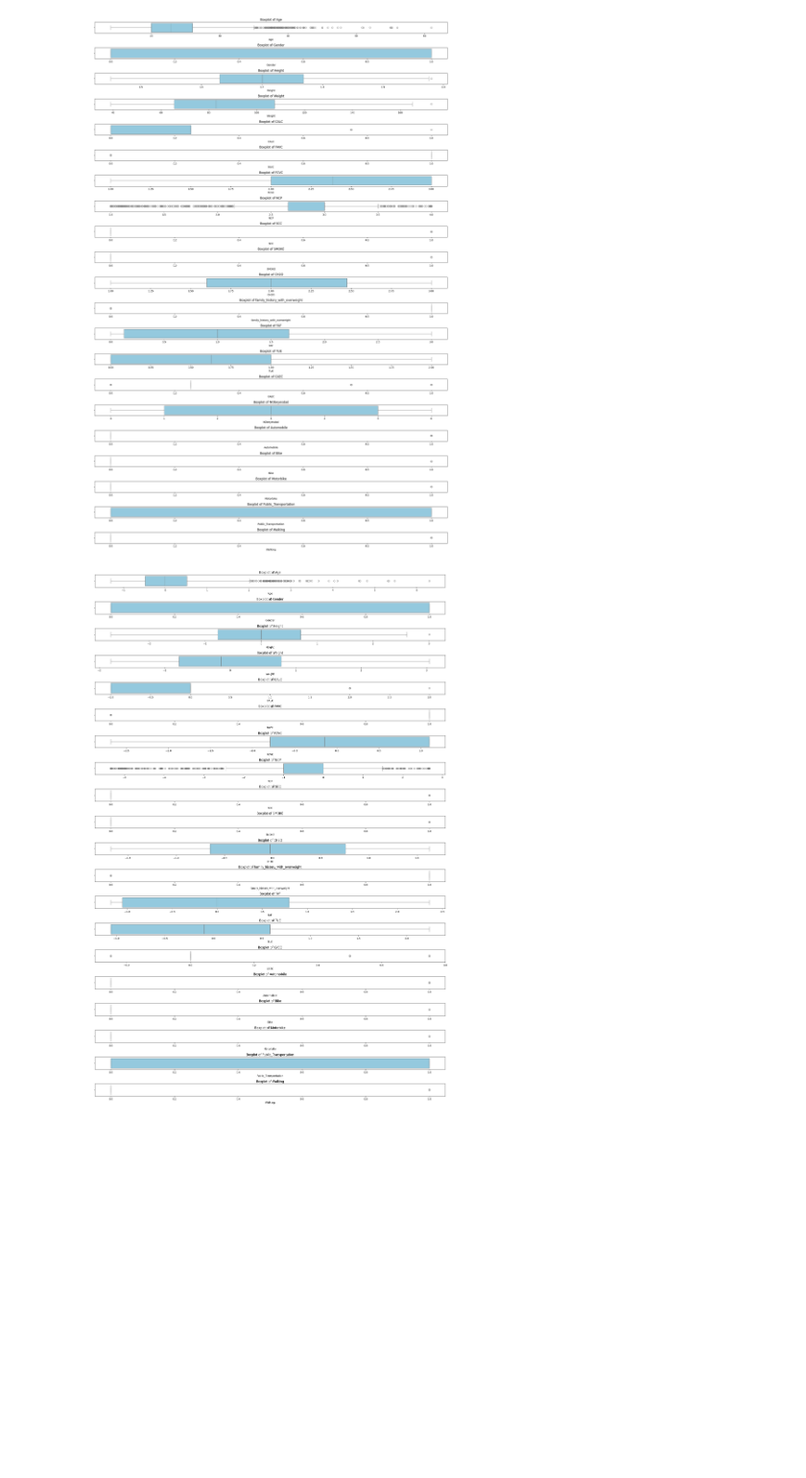
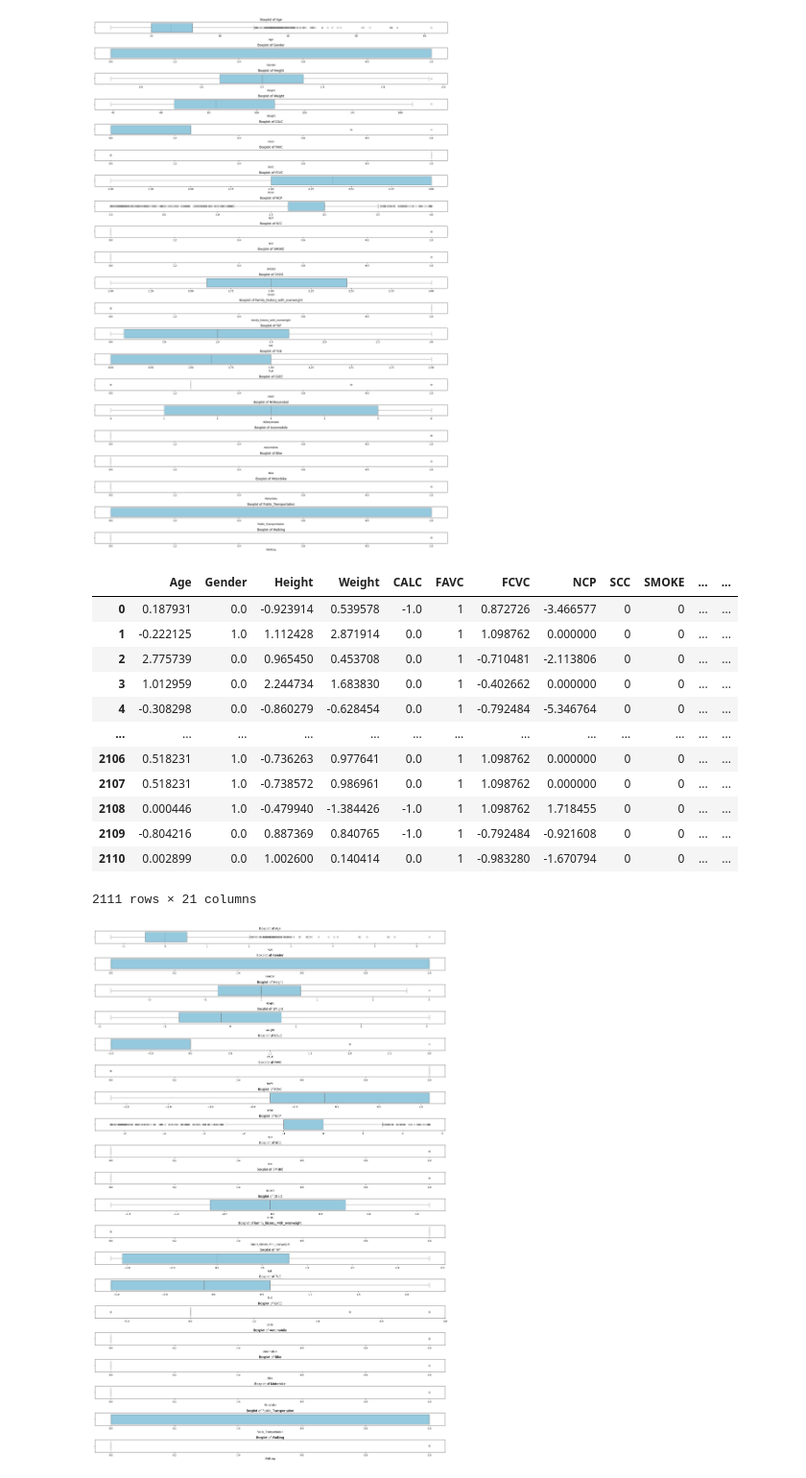
Before and after one commit to xDhruboVai/CSE422-Lab-Project, a Jupyter notebook: notebooks/2_normalization.ipynb, the cells around one changed output. Shown at 96% size. Saved outputs shown, nothing was run; the diff lists cells and outputs as text; code cells hidden in the pictures; blank space fills up the shorter version.

```diff
--- a/notebooks/2_normalization.ipynb
+++ b/notebooks/2_normalization.ipynb
@@ -66,27 +66,48 @@ plt.show()
 # %%
 scaler_mapping = {
     'Age': 'RobustScaler',
     'NCP': 'RobustScaler',
     'Height': 'StandardScaler',
     'Weight': 'StandardScaler',
     'CALC': 'RobustScaler',
     'FCVC': 'StandardScaler',
     'CH2O': 'StandardScaler',
     'FAF': 'StandardScaler',
     'TUE': 'StandardScaler',
     'CAEC': 'RobustScaler',
 }
 
 X_train_scaled = X_train.copy()
 X_test_scaled = X_test.copy()
 
 for feature, scaler_type in scaler_mapping.items():
     if scaler_type == 'MinMaxScaler':
         X_train_scaled, X_test_scaled = preprocessing.scale_minmax(X_train_scaled, X_test_scaled, [feature])
     elif scaler_type == 'StandardScaler':
         X_train_scaled, X_test_scaled = preprocessing.scale_standard(X_train_scaled, X_test_scaled, [feature])
     elif scaler_type == 'RobustScaler':
         X_train_scaled, X_test_scaled = preprocessing.scale_robust(X_train_scaled, X_test_scaled, [feature])
+
+X_scaled_combined = pd.concat([X_train_scaled, X_test_scaled], axis = 0).reset_index(drop = True)
+y_combined = pd.concat([y_train, y_test], axis = 0).reset_index(drop = True)
+
+preprocessed_dataset_scaled = X_scaled_combined.copy()
+preprocessed_dataset_scaled['target'] = y_combined
+preprocessed_dataset_scaled
+# %% [output]
+|  | Age | Gender | Height | Weight | CALC | FAVC | FCVC | NCP | SCC | SMOKE | ... | ... |
+| 0 | 0.187931 | 0.0 | -0.923914 | 0.539578 | -1.0 | 1 | 0.872726 | -3.466577 | 0 | 0 | ... | ... |
+| 1 | -0.222125 | 1.0 | 1.112428 | 2.871914 | 0.0 | 1 | 1.098762 | 0.000000 | 0 | 0 | ... | ... |
+| 2 | 2.775739 | 0.0 | 0.965450 | 0.453708 | 0.0 | 1 | -0.710481 | -2.113806 | 0 | 0 | ... | ... |
+| 3 | 1.012959 | 0.0 | 2.244734 | 1.683830 | 0.0 | 1 | -0.402662 | 0.000000 | 0 | 0 | ... | ... |
+| 4 | -0.308298 | 0.0 | -0.860279 | -0.628454 | 0.0 | 1 | -0.792484 | -5.346764 | 0 | 0 | ... | ... |
+| ... | ... | ... | ... | ... | ... | ... | ... | ... | ... | ... | ... | ... |
+| 2106 | 0.518231 | 1.0 | -0.736263 | 0.977641 | 0.0 | 1 | 1.098762 | 0.000000 | 0 | 0 | ... | ... |
+| 2107 | 0.518231 | 1.0 | -0.738572 | 0.986961 | 0.0 | 1 | 1.098762 | 0.000000 | 0 | 0 | ... | ... |
+| 2108 | 0.000446 | 1.0 | -0.479940 | -1.384426 | -1.0 | 1 | 1.098762 | 1.718455 | 0 | 0 | ... | ... |
+| 2109 | -0.804216 | 0.0 | 0.887369 | 0.840765 | -1.0 | 1 | -0.792484 | -0.921608 | 0 | 0 | ... | ... |
+| 2110 | 0.002899 | 0.0 | 1.002600 | 0.140414 | 0.0 | 1 | -0.983280 | -1.670794 | 0 | 0 | ... | ... |
+2111 rows × 21 columns
 # %%
 X_train_scaled.to_csv("/Users/dihanislamdhrubo/Downloads/CSE422-Lab-Project-main/data/X_train_scaled.csv", index = False)
 X_test_scaled.to_csv("/Users/dihanislamdhrubo/Downloads/CSE422-Lab-Project-main/data/X_test_scaled.csv", index = False)
```
Also changed, not shown: parts of 1 cell of this notebook, 5 other files.
